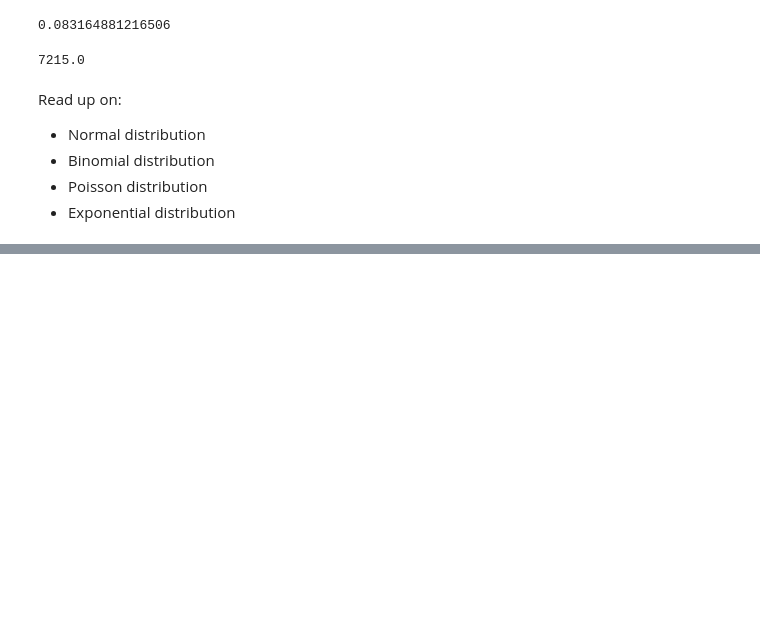
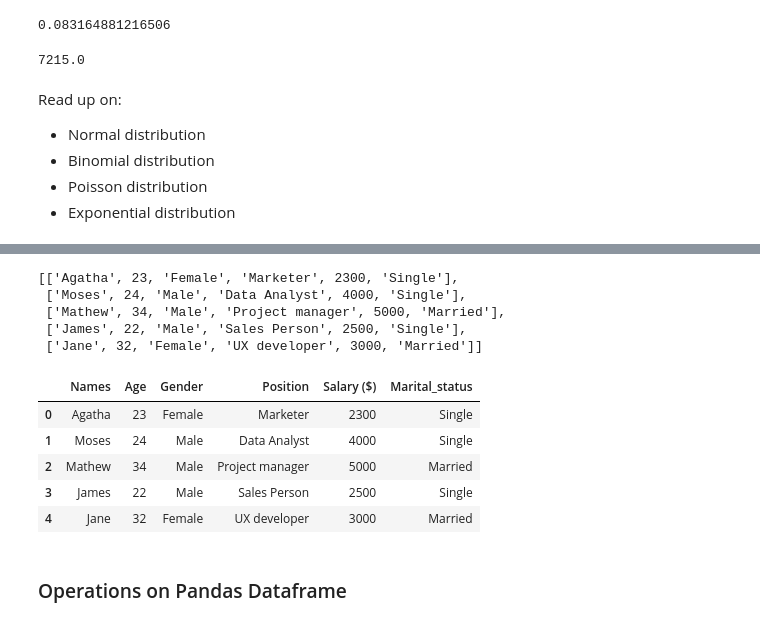
Before and after one commit to JudsonMorgan/Python-for-Data-Analyst, a Jupyter notebook: Introduction-to-Pandas.ipynb, the cells around one changed output, grey strips where cells are left out. Saved outputs shown, nothing was run; the diff lists cells and outputs as text; code cells hidden in the pictures; blank space fills up the shorter version.

```diff
--- a/Introduction-to-Pandas.ipynb
+++ b/Introduction-to-Pandas.ipynb
@@ -324,0 +409,27 @@ Read up on:
+# %%
+# Creating a pandas Dataframe from a list of lists
+Employee = [["Agatha", 23, "Female", "Marketer", 2300, "Single"],
+           ["Moses",24, "Male", "Data Analyst", 4000, "Single"],
+           ["Mathew", 34, "Male", "Project manager", 5000, "Married"],
+           ["James", 22, "Male", "Sales Person", 2500, "Single"],
+           ["Jane", 32, 'Female', 'UX developer', 3000, "Married"]]
+Employee
+# %% [output]
+[['Agatha', 23, 'Female', 'Marketer', 2300, 'Single'],
+ ['Moses', 24, 'Male', 'Data Analyst', 4000, 'Single'],
+ ['Mathew', 34, 'Male', 'Project manager', 5000, 'Married'],
+ ['James', 22, 'Male', 'Sales Person', 2500, 'Single'],
+ ['Jane', 32, 'Female', 'UX developer', 3000, 'Married']]
+# %%
+employee_dict = pd.DataFrame(Employee, columns = ['Names', 'Age', 'Gender', 'Position', "Salary ($)", 'Marital_status'])
+
+employee_dict
+# %% [output]
+|  | Names | Age | Gender | Position | Salary ($) | Marital_status |
+| 0 | Agatha | 23 | Female | Marketer | 2300 | Single |
+| 1 | Moses | 24 | Male | Data Analyst | 4000 | Single |
+| 2 | Mathew | 34 | Male | Project manager | 5000 | Married |
+| 3 | James | 22 | Male | Sales Person | 2500 | Single |
+| 4 | Jane | 32 | Female | UX developer | 3000 | Married |
+# %% [markdown]
+### Operations on Pandas Dataframe
```
Also changed, not shown: parts of 25 cells of this notebook.
